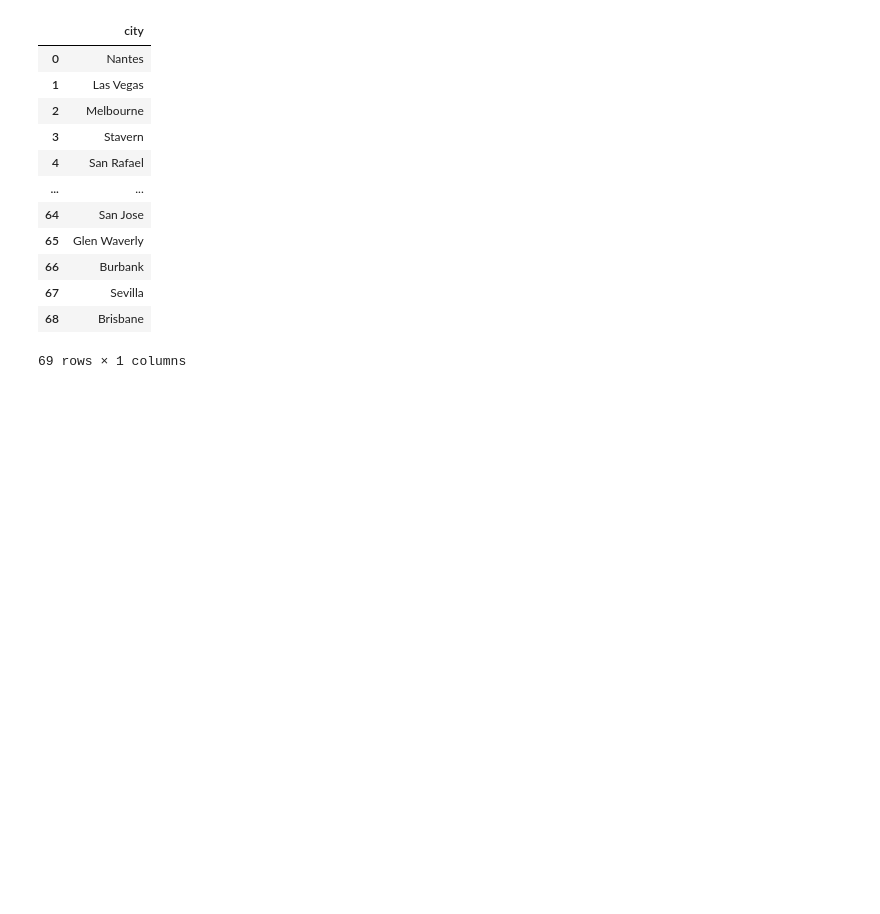
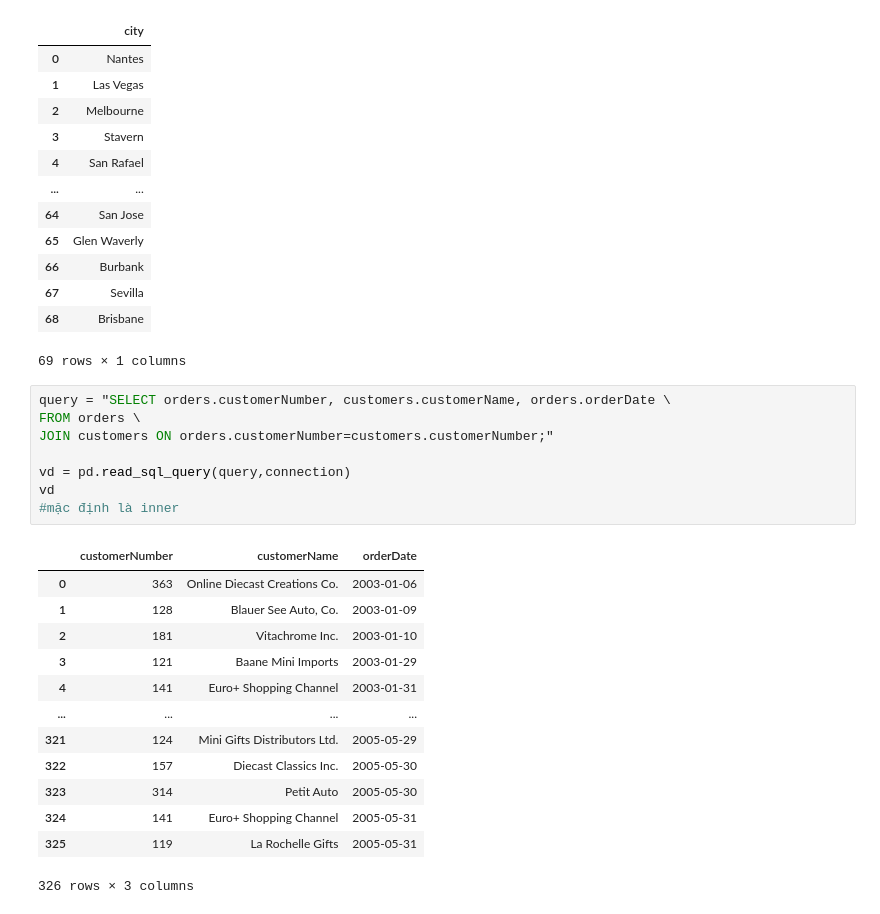
Before and after one commit to KimKieu123/DA30092022, a Jupyter notebook: SQL.ipynb, the cells around one changed output. Saved outputs shown, nothing was run; the diff lists cells and outputs as text; blank space fills up the shorter version.

```diff
--- a/SQL.ipynb
+++ b/SQL.ipynb
@@ -249,3 +236,25 @@ vd22
 | 67 | Sevilla |
 | 68 | Brisbane |
 69 rows × 1 columns
+# %%
+query = "SELECT orders.customerNumber, customers.customerName, orders.orderDate \
+FROM orders \
+JOIN customers ON orders.customerNumber=customers.customerNumber;"
+
+vd = pd.read_sql_query(query,connection)
+vd
+#mặc định là inner
+# %% [output]
+|  | customerNumber | customerName | orderDate |
+| 0 | 363 | Online Diecast Creations Co. | 2003-01-06 |
+| 1 | 128 | Blauer See Auto, Co. | 2003-01-09 |
+| 2 | 181 | Vitachrome Inc. | 2003-01-10 |
+| 3 | 121 | Baane Mini Imports | 2003-01-29 |
+| 4 | 141 | Euro+ Shopping Channel | 2003-01-31 |
+| ... | ... | ... | ... |
+| 321 | 124 | Mini Gifts Distributors Ltd. | 2005-05-29 |
+| 322 | 157 | Diecast Classics Inc. | 2005-05-30 |
+| 323 | 314 | Petit Auto | 2005-05-30 |
+| 324 | 141 | Euro+ Shopping Channel | 2005-05-31 |
+| 325 | 119 | La Rochelle Gifts | 2005-05-31 |
+326 rows × 3 columns
```
Also changed, not shown: parts of 3 cells of this notebook, 4 other files.
